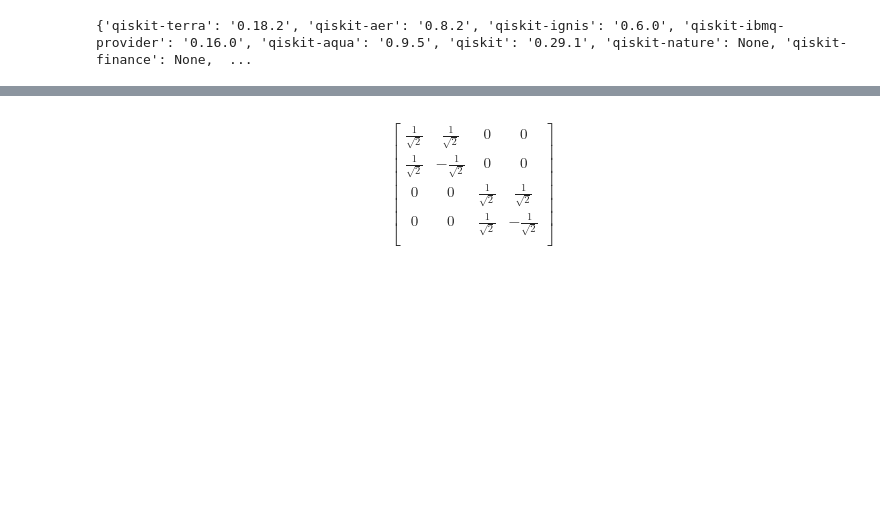
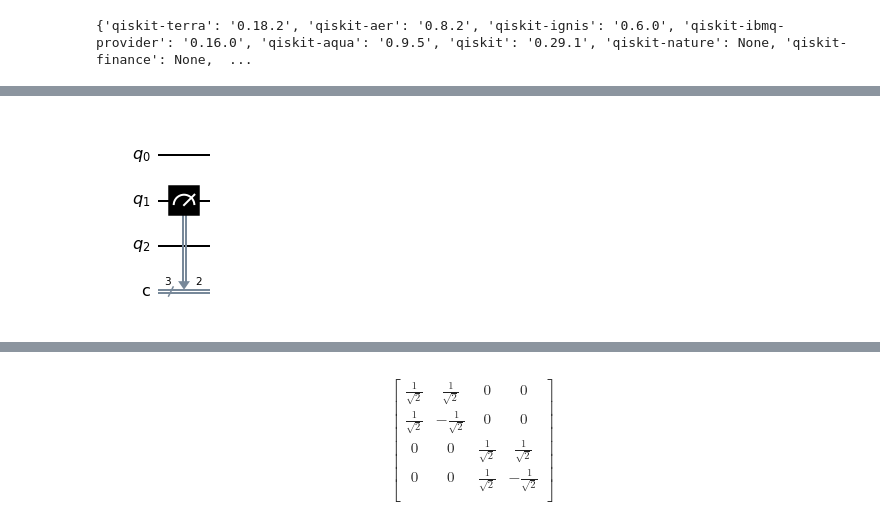
Before and after one commit to soumya-s3/qiskit_developer_test_notebook, a Jupyter notebook: Qiskit.ipynb, the cells around one changed output, grey strips where cells are left out. Cells and saved outputs as stored; diff of their text form; code cells hidden in the pictures; blank space fills up the shorter version.

```diff
--- a/Qiskit.ipynb
+++ b/Qiskit.ipynb
@@ -5,0 +10,8 @@ qiskit.__qiskit_version__
+# %%
+from qiskit import QuantumCircuit
+import numpy as np
+n=3
+n_qubit=n         # number of qubits in the circuit.
+n_bit=n           # number of output bits
+qc=QuantumCircuit(n_qubit,n_bit)   # Creates a QuantumCircuit object containing qubits
+                                         #   and bits(to write the measurement result)
@@ -5,0 +36,6 @@ qiskit.__qiskit_version__
+# %%
+qc=QuantumCircuit(n_qubit,n_bit)
+qc.measure(1,2)     #  Apply measurement on qubit_1 and write the measurement result in classical bit_2
+qc.draw('mpl')
+# %% [output]
+[figure, added]
```
Also changed, not shown: parts of 85 cells of this notebook.
